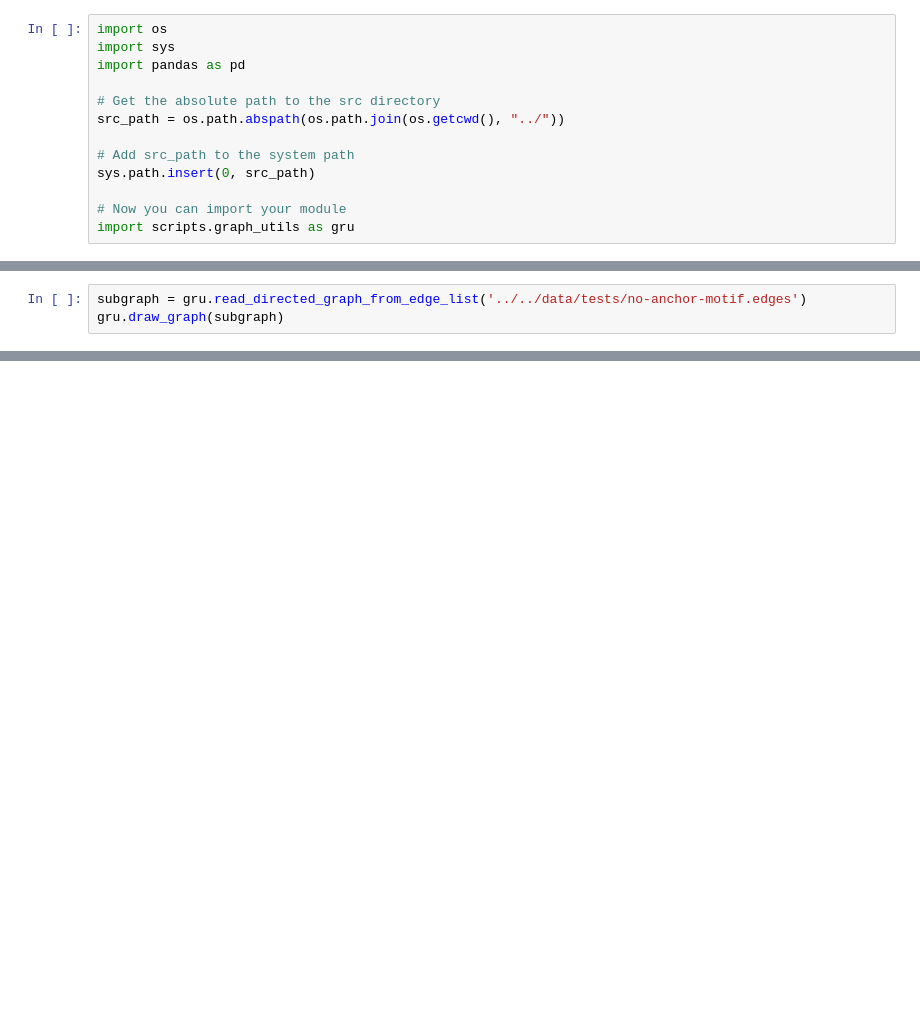
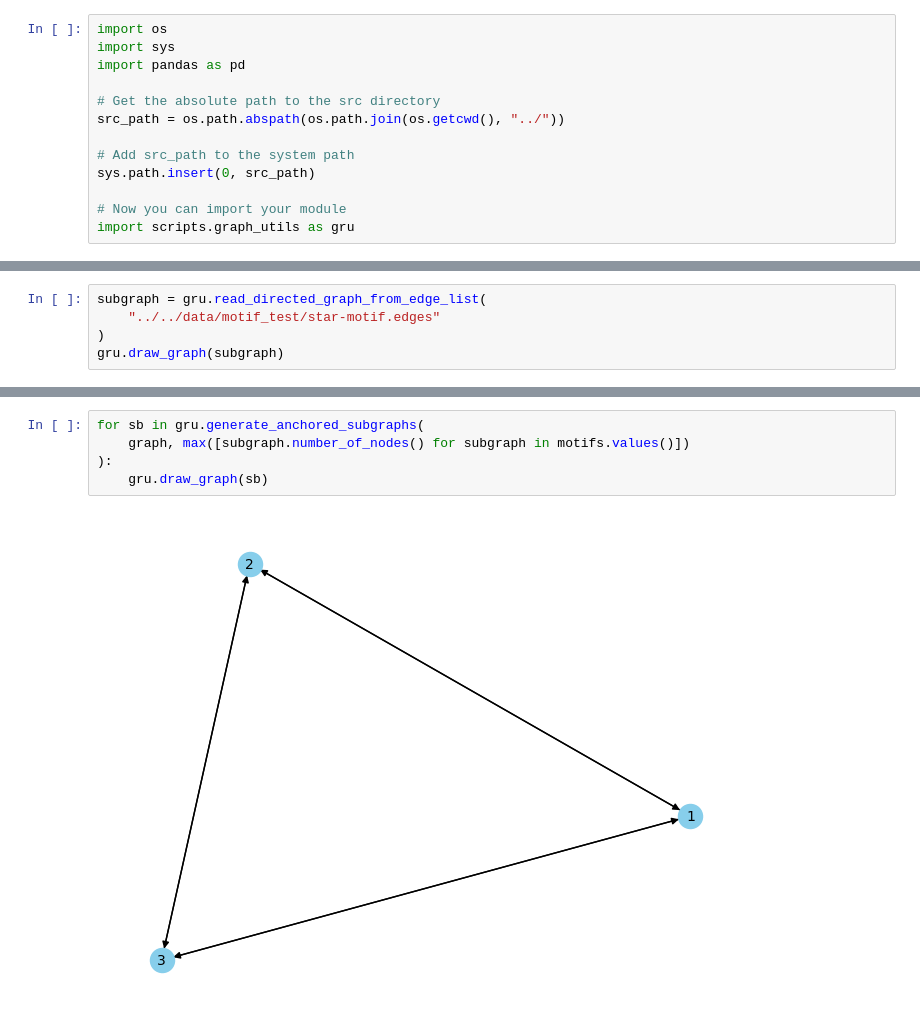
Before and after one commit to viniciusmioto/social_networks_analysis, a Jupyter notebook: src/old/test.ipynb, the cells around one changed output, grey strips where cells are left out. Drawn from its saved outputs; the diff is of its cells as text; blank space fills up the shorter version.

```diff
--- a/src/old/test.ipynb
+++ b/src/old/test.ipynb
@@ -19,4 +21,6 @@ gru.draw_graph(graph)
 # %%
-subgraph = gru.read_directed_graph_from_edge_list('../../data/tests/no-anchor-motif.edges')
+subgraph = gru.read_directed_graph_from_edge_list(
+    "../../data/motif_test/star-motif.edges"
+)
 gru.draw_graph(subgraph)
 # %% [output]
@@ -41,0 +92,7 @@ Generated 2 subgraphs
+# %%
+for sb in gru.generate_anchored_subgraphs(
+    graph, max([subgraph.number_of_nodes() for subgraph in motifs.values()])
+):
+    gru.draw_graph(sb)
+# %% [output]
+[figure, added]
```
Also changed, not shown: parts of 15 cells of this notebook, 13 other files.
